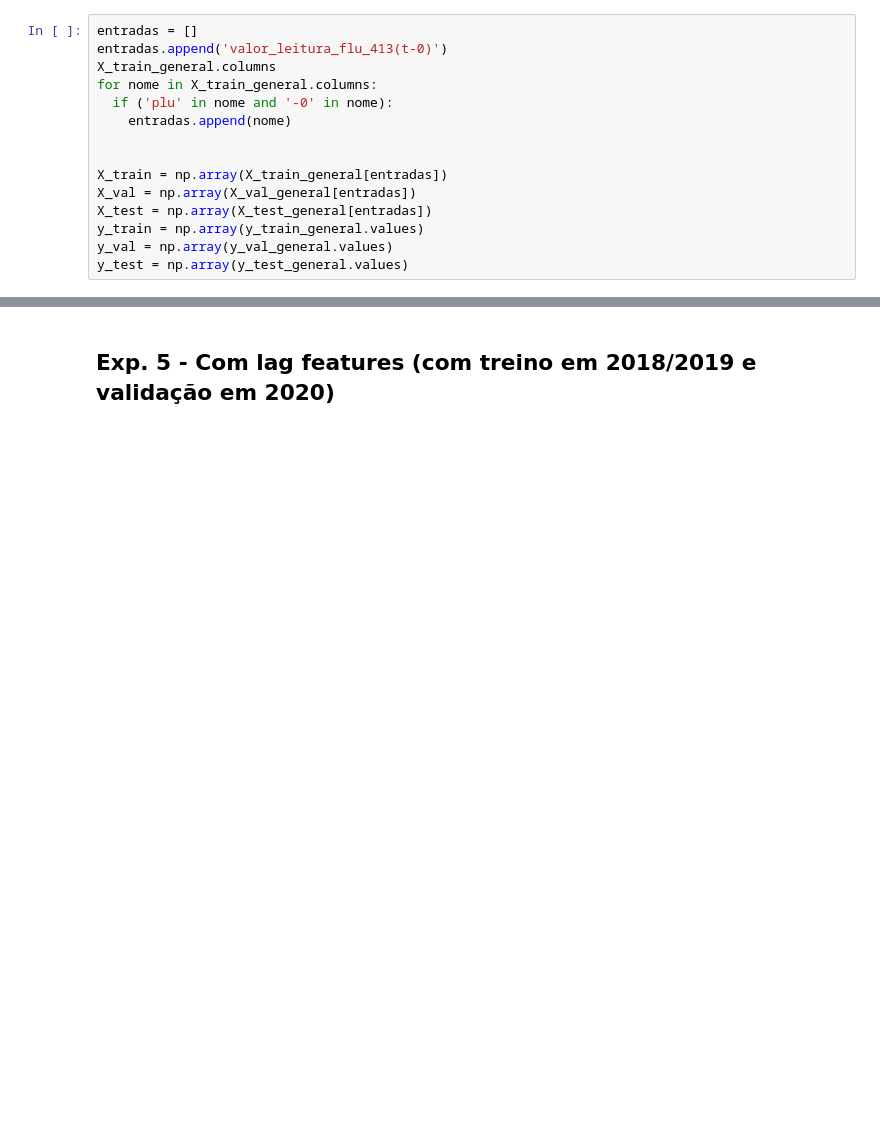
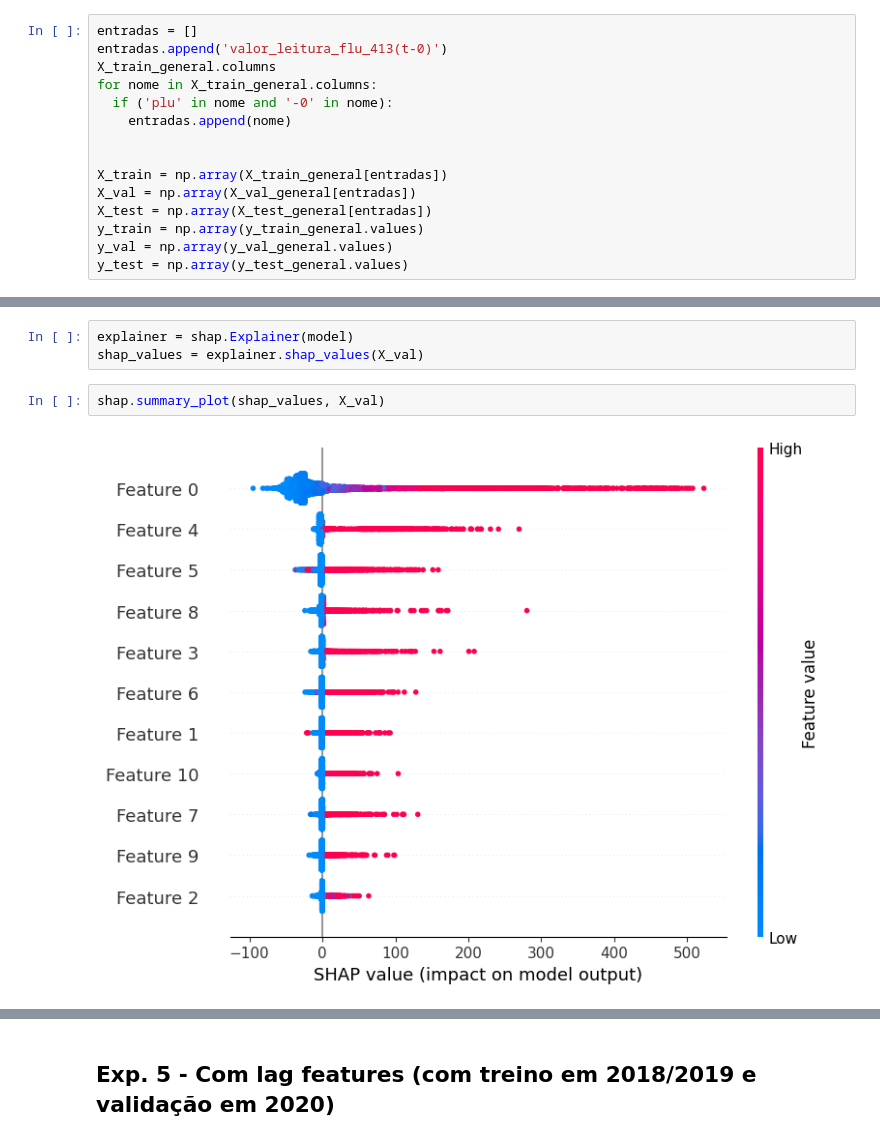
Before and after one commit to fernandolsaraiva/master, a Jupyter notebook: main.ipynb, the cells around one changed output, grey strips where cells are left out. Saved outputs shown, nothing was run; the diff lists cells and outputs as text; blank space fills up the shorter version.

```diff
--- a/main.ipynb
+++ b/main.ipynb
@@ -338,3 +356,10 @@ Average of NSE: 0.8098126842417245
+# %%
+explainer = shap.Explainer(model)
+shap_values = explainer.shap_values(X_val)
+# %%
+shap.summary_plot(shap_values, X_val)
+# %% [output]
+[figure, added]
 # %%
 # XGBoost
 rmse_mean = 0
```
Also changed, not shown: parts of 27 cells of this notebook.
